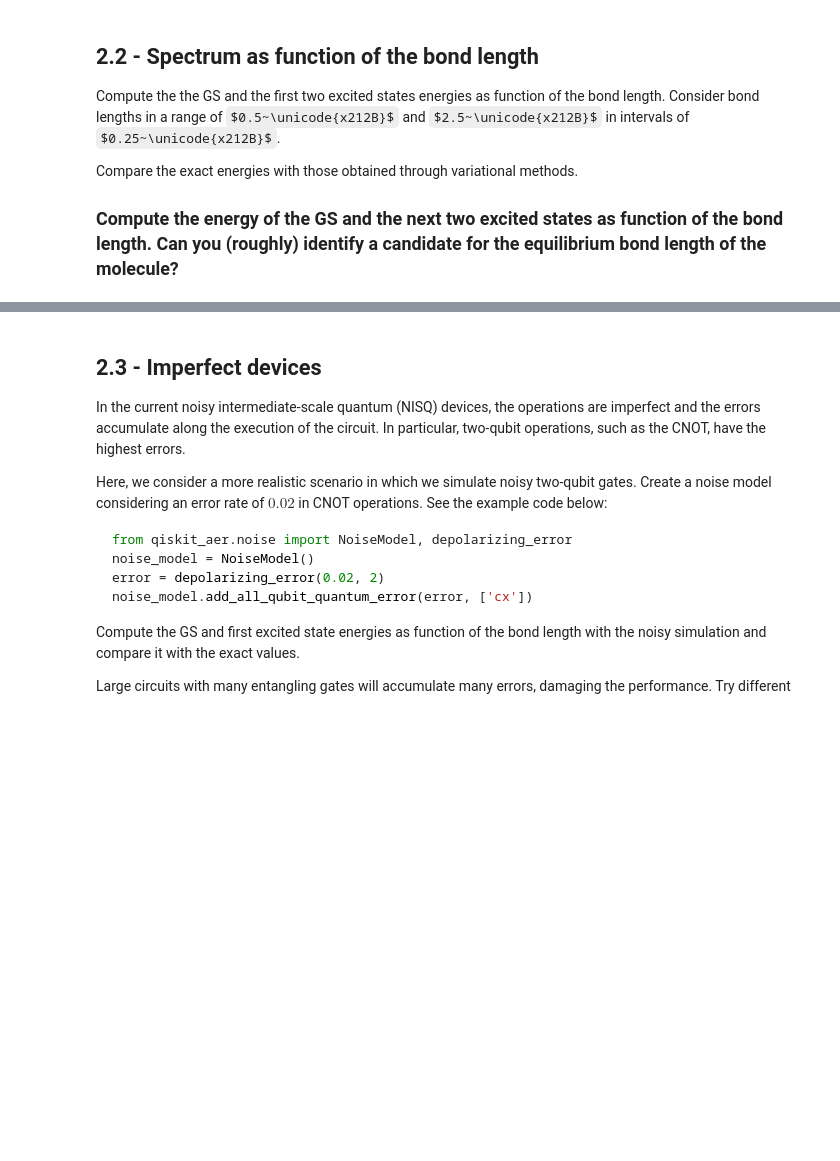
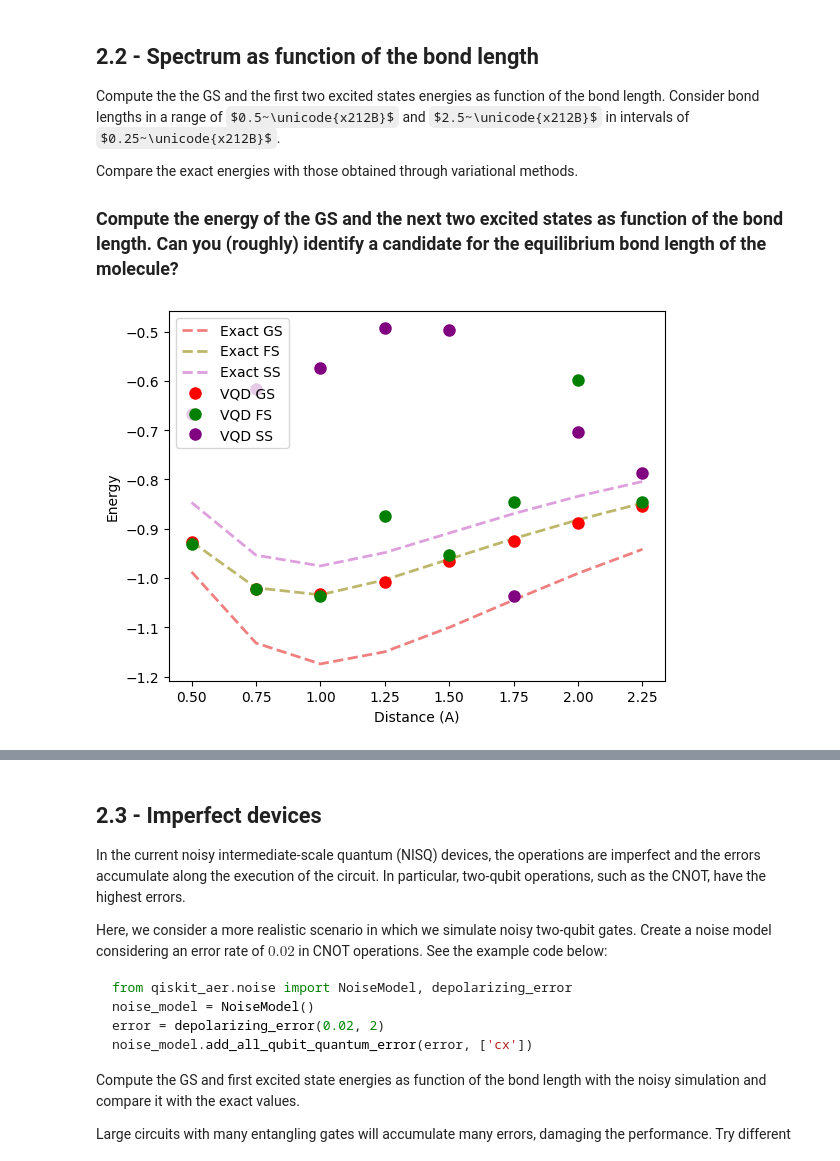
Before and after one commit to QuantumBarcelona/Qiskit-Hackathon-BCN, a Jupyter notebook: challenges/ICFO_challenge.ipynb, the cells around one changed output, grey strips where cells are left out. Saved outputs shown, nothing was run; the diff lists cells and outputs as text; code cells hidden in the pictures; some formulas as TeX source; blank space fills up the shorter version.

```diff
--- a/challenges/ICFO_challenge.ipynb
+++ b/challenges/ICFO_challenge.ipynb
@@ -449,0 +1139,12 @@ Use a suitable optimizer and a particle-preserving ansatz.
+# %%
+import matplotlib.pyplot as plt
+import numpy as np
+
+distances = np.arange(0.5, 2.5, 0.25)
+
+exact_energies_ground = [-0.9874449042719773, -1.1318445978929346, -1.1742365493173832, -1.1495902879732611, -1.1001883332861144, -1.0444964496404539, -0.9904135798051014, -0.9416125658192505]
+exact_energies_first = [-0.9260866256525935, -1.0198113419515595, -1.034024857290718, -1.0035360042228647, -0.9616732839989912, -0.9200075698042087, -0.8818676540989077, -0.8478670389184528]
+exact_energies_second = [-0.8467307320247985, -0.9535852123992326, -0.9753906238873573, -0.948402073041086, -0.9087039493717713, -0.8692907695608154, -0.8341291665008773, -0.8041042759131822]
+vqd_energies_ground = [-0.9266253848393236, -1.0222054495329664, -1.031676395195999, -1.007441461493816, -0.9656445924975675, -0.9243251148233148, -0.8879351718646614, -0.853567099852794]
+vqd_energies_first = [-0.9307645079916412, -1.0230573417432087, -1.03562231689944, -0.8738408309493575, -0.953881566430225, -0.8447762823385514, -0.5972119475846395, -0.8452506400139507]
+vqd_energies_second = [-0.6672402500011083, -0.6173801431061781, -0.5729367463469265, -0.49246731912535185, -0.4973589540789923, -1.037245350566055, -0.7042288834296814, -0.7871738325867372]
@@ -456,3 +1161,17 @@ Consider bond lengths in a range of $0.5~\unicode{x212B}$ and $2.5~\unicode{x212
 Compare the exact energies with those obtained through variational methods.
 
 ### Compute the energy of the GS and the next two excited states as function of the bond length. Can you (roughly) identify a candidate for the equilibrium bond length of the molecule?
+# %%
+fig, ax = plt.subplots()
+ax.set_xlabel('Distance (A)')
+ax.set_ylabel('Energy')
+ax.plot(distances,exact_energies_ground,linestyle="--",color='lightcoral',linewidth=2,label='Exact GS' )
+ax.plot(distances,exact_energies_first,linestyle="--",color='darkkhaki',linewidth=2,label='Exact FS' )
+ax.plot(distances,exact_energies_second,linestyle="--",color='plum',linewidth=2,label='Exact SS' )
+ax.plot(distances,vqd_energies_ground,linestyle="",marker="o",markersize=8,color='red',linewidth=2,label='VQD GS' )
+ax.plot(distances,vqd_energies_first,linestyle="",marker="o",markersize=8,color='green',linewidth=2,label='VQD FS' )
+ax.plot(distances,vqd_energies_second,linestyle="",marker="o",markersize=8,color='purple',linewidth=2,label='VQD SS' )
+ax.legend(loc='best')
+plt.show()
+# %% [output]
+[figure, added]
```
Also changed, not shown: parts of 31 cells of this notebook.
